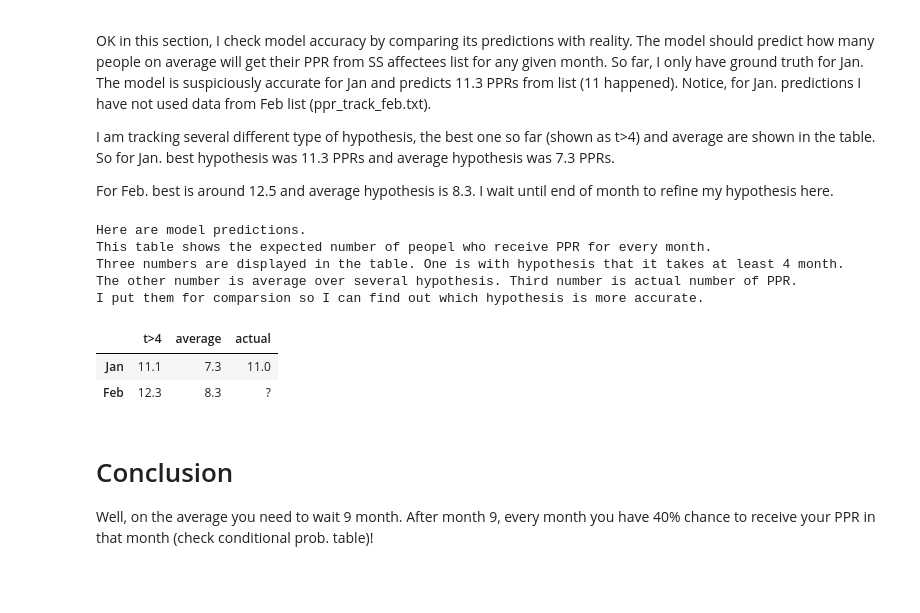
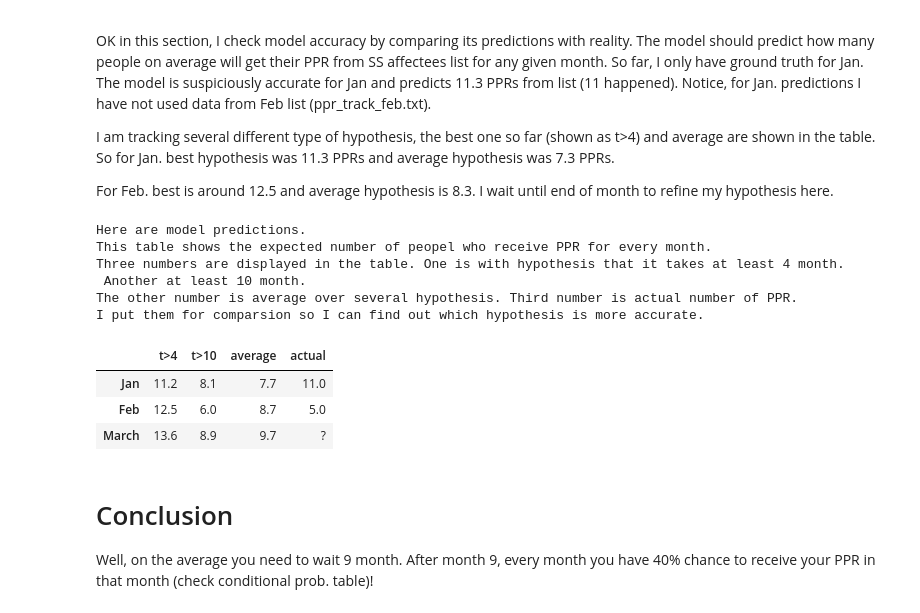
Before and after one commit to amirharati/security-screening-analysis, a Jupyter notebook: security-screening-analysis.ipynb, the cells around one changed output. Cells and saved outputs as stored; diff of their text form; code cells hidden in the pictures; blank space fills up the shorter version.

```diff
--- a/security-screening-analysis.ipynb
+++ b/security-screening-analysis.ipynb
@@ -214,8 +214,8 @@ Now we look into data downloaded from SS affectees group. I have two set so far
 In the following we can see average PPR time for all cases finalized by 1st of Feb from group data. Also I computed a lower bound by considering the fact that minimum waiting time for none-PPR cases is the current time they have been waiting.
 # %%
 # this date should match the  data file
-analysis_date = "1 Feb 18"
-data_file = "data/ppr_track_feb.txt"
+analysis_date = "1 Mar 18"
+data_file = "data/ppr_track_march.txt"
 
 def load_ss_data(data_file_a, analysis_date_a):
     lines = [line.strip() for line in open(data_file_a)]
@@ -229,7 +229,7 @@ def load_ss_data(data_file_a, analysis_date_a):
         t = mm2.match(line)
         if (t == None):
             t = mm.match(line)
-        #print(line)
+        # print(line)
         key = t.group(1)
         aor = parse(t.group(2))
         ss = parse(t.group(4))
@@ -415,12 +415,13 @@ For Feb. best is around 12.5 and average hypothesis is 8.3. I wait until end of
 # %%
 NUM_PPR = {} # PPR for month to compare with prediction. For now should fill manually by counting from SS tracker.
 NUM_PPR["Jan"] = 11
-NUM_PPR["Feb"] = None
+NUM_PPR["Feb"] = 5
+NUM_PPR["March"] = None
 
 SS_DATA = {}
 SS_DATA["Jan"] = {"data_file": "data/ppr_track_jan.txt", "analysis_date": "1 Jan 18"}
 SS_DATA["Feb"] = {"data_file": "data/ppr_track_feb.txt", "analysis_date": '1 Feb 18' }
-
+SS_DATA["March"] = {"data_file": "data/ppr_track_march.txt", "analysis_date": '1 Mar 18' }
 
 SS_GROUPS = {}
 posts = {}
@@ -448,40 +449,44 @@ for key in SS_DATA:
                 else:
                     total_pred += npost2[ind - i]
         #print(i, " pred for this month(post): ", total_pred)
         PRED[key][i] = total_pred
         ag_total_pred += total_pred * npost[i]
     #print("aggregated average pred for this month: ", ag_total_pred)
     PRED[key]["agg"] = ag_total_pred
 
 
 
-table = np.zeros((len(SS_DATA), 3))
+table = np.zeros((len(SS_DATA), 4))
 count = 0
 rows=[]
-cols=["t>4", "average", "actual"]
+cols=["t>4", "t>10", "average", "actual"]
 for key in PRED:
     table[count, 0] = PRED[key][4]
-    table[count, 1] = PRED[key]["agg"]
-    table[count, 2] = NUM_PPR[key]
+    table[count, 1] = PRED[key][10]
+    table[count, 2] = PRED[key]["agg"]
+    table[count, 3] = NUM_PPR[key]
     rows.append(key)
     count += 1
 print("Here are model predictions.")
 print("This table shows the expected number of peopel who receive PPR for every month.")
 print("Three numbers are displayed in the table. One is with hypothesis that it takes at least 4 month.")
+print(" Another at least 10 month.")
 print("The other number is average over several hypothesis. Third number is actual number of PPR.")
 print("I put them for comparsion so I can find out which hypothesis is more accurate.")
 df = pd.DataFrame(table, index=rows, columns=cols)
 df = df.fillna("?")
 display(HTML(df.to_html()))
 # %% [output]
 Here are model predictions.
 This table shows the expected number of peopel who receive PPR for every month.
 Three numbers are displayed in the table. One is with hypothesis that it takes at least 4 month.
+ Another at least 10 month.
 The other number is average over several hypothesis. Third number is actual number of PPR.
 I put them for comparsion so I can find out which hypothesis is more accurate.
-|  | t>4 | average | actual |
-| Jan | 11.1 | 7.3 | 11.0 |
-| Feb | 12.3 | 8.3 | ? |
+|  | t>4 | t>10 | average | actual |
+| Jan | 11.2 | 8.1 | 7.7 | 11.0 |
+| Feb | 12.5 | 6.0 | 8.7 | 5.0 |
+| March | 13.6 | 8.9 | 9.7 | ? |
 # %% [markdown]
 # Conclusion
 Well, on the average you need to wait 9 month. After month 9, every month you have 40% chance to receive your PPR in that month (check conditional prob. table)!
```
Also changed, not shown: parts of 5 cells of this notebook, 1 other file.
